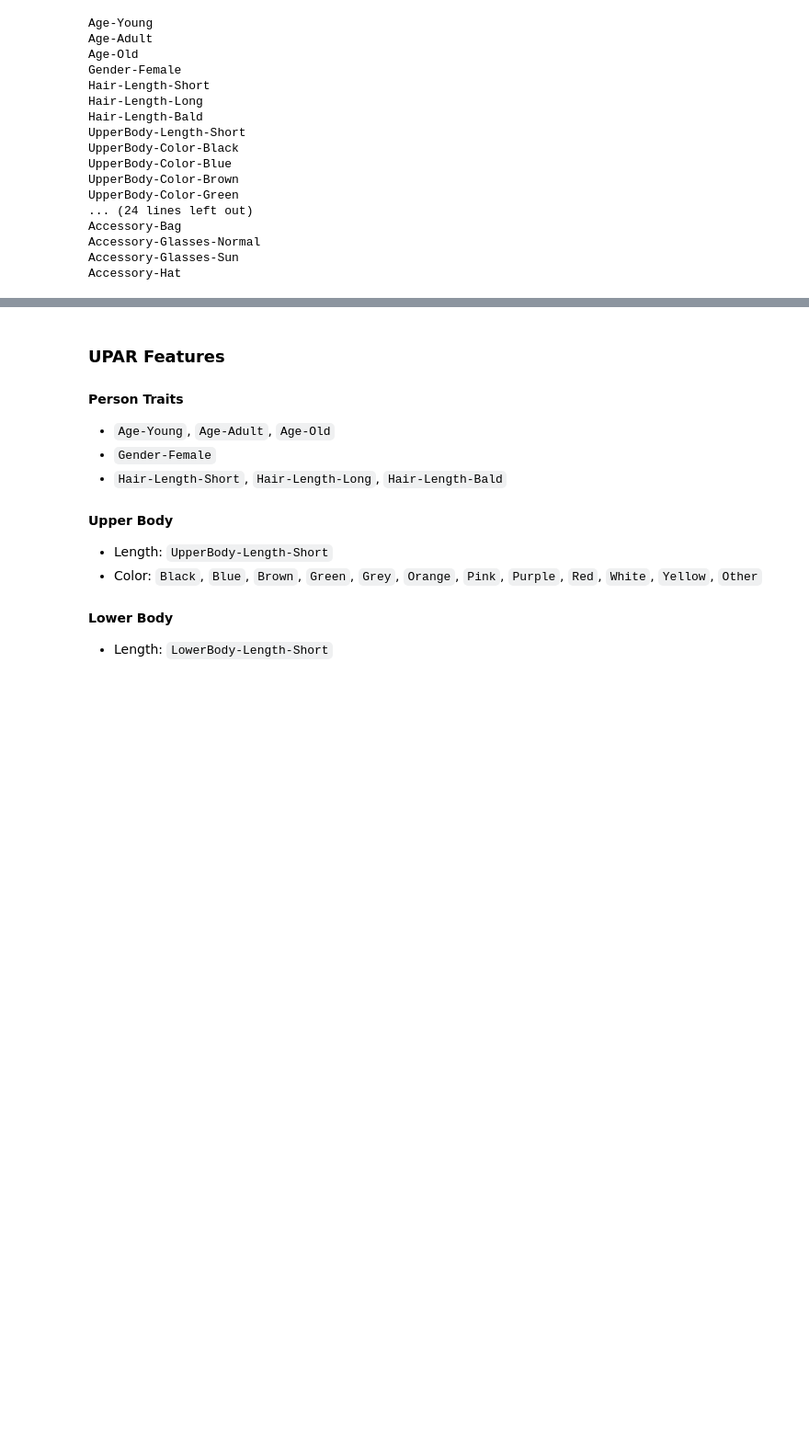
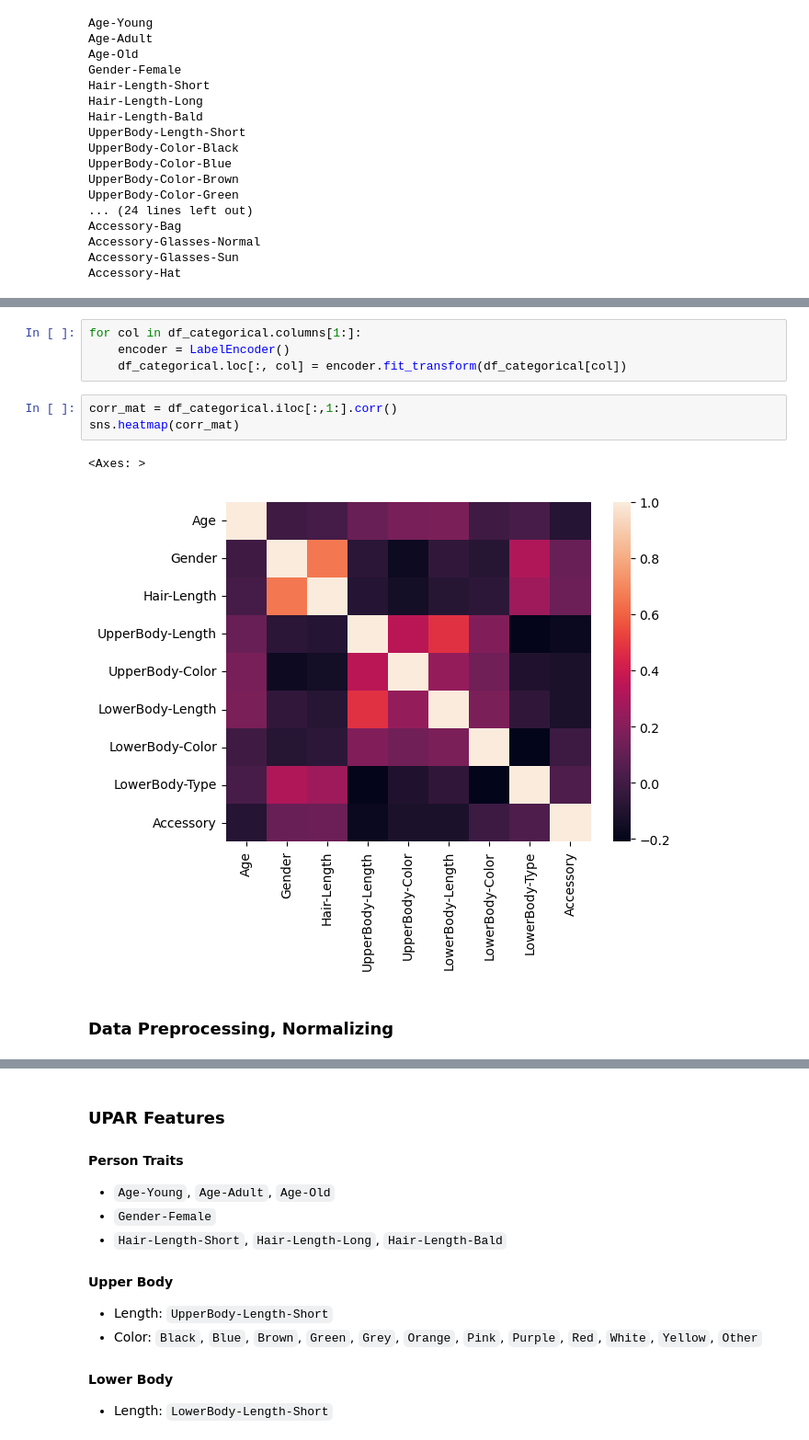
Before and after one commit to malkhawaldeh/Smart-Surveillance-System, a Jupyter notebook: final_project.ipynb, the cells around one changed output, grey strips where cells are left out. Shown at 92% size. Saved outputs shown, nothing was run; the diff lists cells and outputs as text; blank space fills up the shorter version.

```diff
--- a/final_project.ipynb
+++ b/final_project.ipynb
@@ -96,0 +227,12 @@ Accessory-Hat
+# %%
+for col in df_categorical.columns[1:]:
+    encoder = LabelEncoder()
+    df_categorical.loc[:, col] = encoder.fit_transform(df_categorical[col])
+# %%
+corr_mat = df_categorical.iloc[:,1:].corr()
+sns.heatmap(corr_mat)
+# %% [output]
+<Axes: >
+[figure, added]
+# %% [markdown]
+### Data Preprocessing, Normalizing
```
Also changed, not shown: parts of 36 cells of this notebook.
